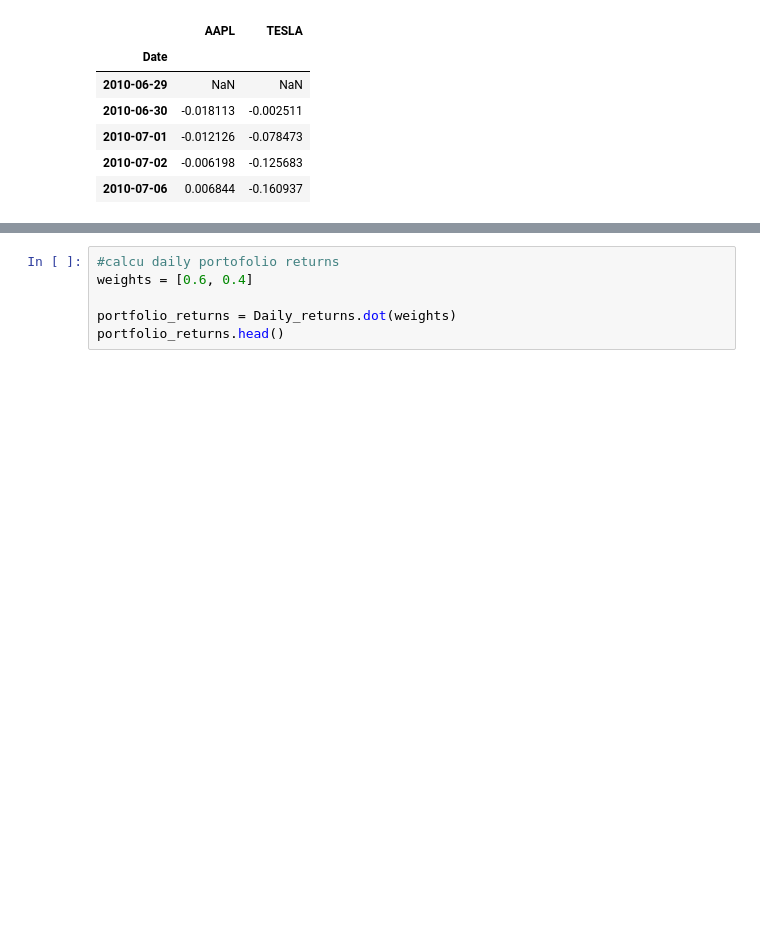
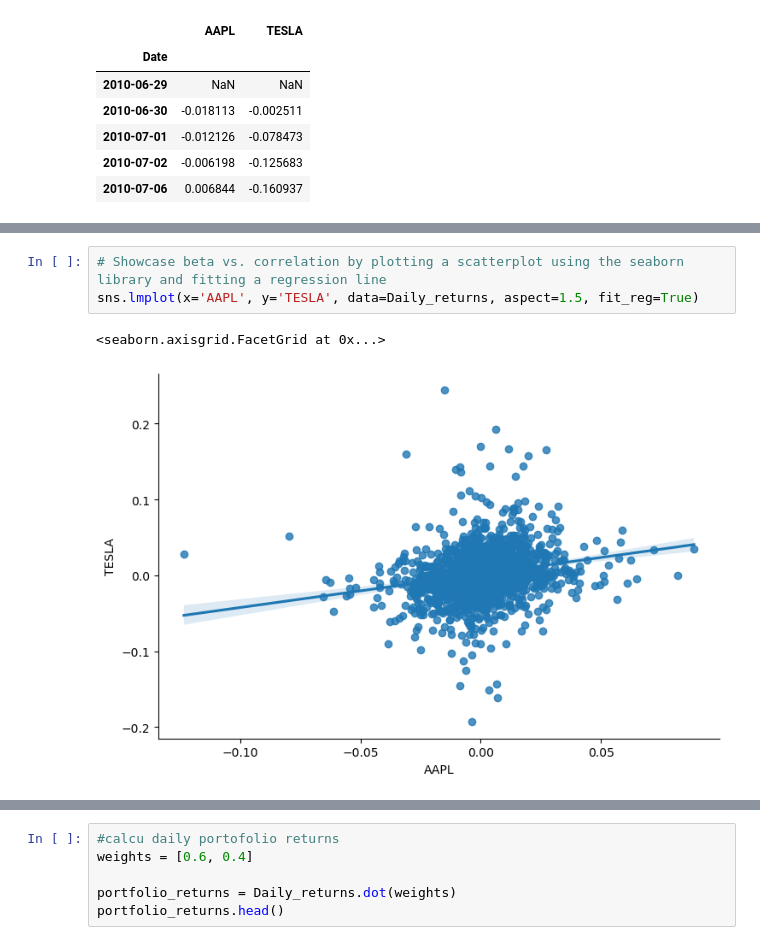
Before and after one commit to jmontva/Fintech_Project_One, a Jupyter notebook: PROJECT1.ipynb, the cells around one changed output, grey strips where cells are left out. Saved outputs shown, nothing was run; the diff lists cells and outputs as text; blank space fills up the shorter version.

```diff
--- a/PROJECT1.ipynb
+++ b/PROJECT1.ipynb
@@ -112,0 +135,6 @@ Daily_returns.head()
+# %%
+# Showcase beta vs. correlation by plotting a scatterplot using the seaborn library and fitting a regression line
+sns.lmplot(x='AAPL', y='TESLA', data=Daily_returns, aspect=1.5, fit_reg=True)
+# %% [output]
+<seaborn.axisgrid.FacetGrid at 0x...>
+[figure, added]
```
Also changed, not shown: parts of 6 cells of this notebook.
